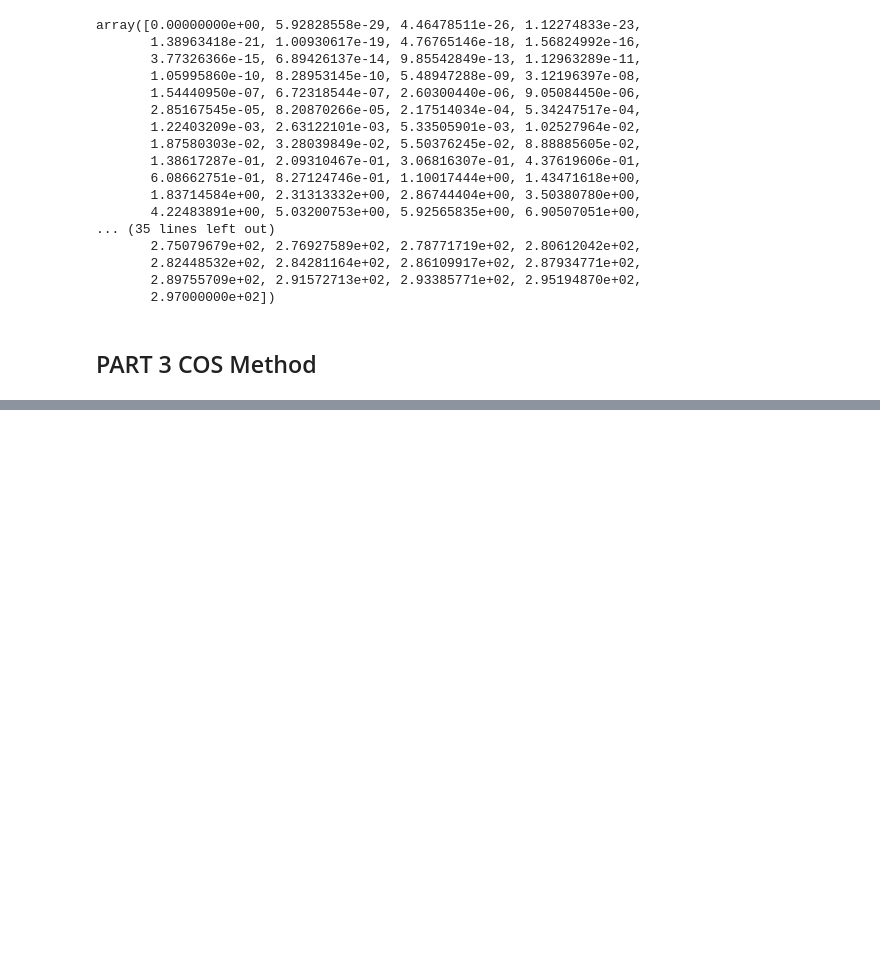
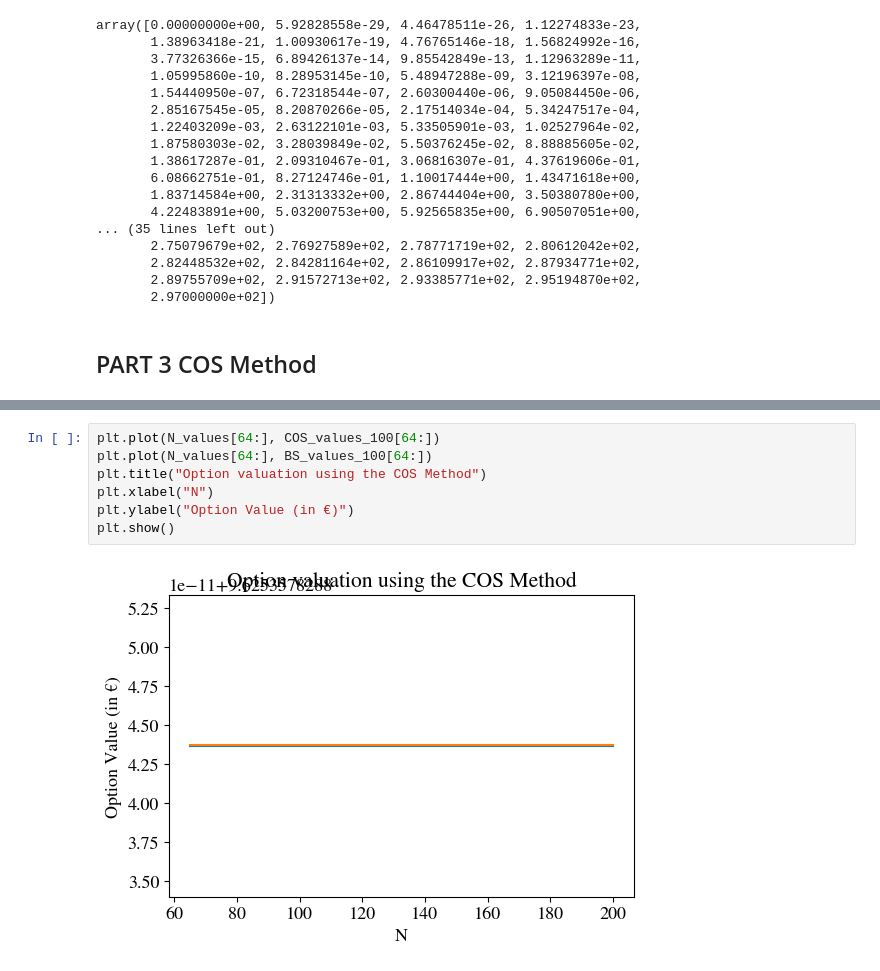
Before and after one commit to ithakis/UvA-Computational-Finance, a Jupyter notebook: Assignment 3.ipynb, the cells around one changed output, grey strips where cells are left out. Cells and saved outputs as stored; diff of their text form; blank space fills up the shorter version.

```diff
--- a/Assignment 3.ipynb
+++ b/Assignment 3.ipynb
@@ -517,0 +563,9 @@ Difference (%):      3.998612622171492
+# %%
+plt.plot(N_values[64:], COS_values_100[64:])
+plt.plot(N_values[64:], BS_values_100[64:])
+plt.title("Option valuation using the COS Method")
+plt.xlabel("N")
+plt.ylabel("Option Value (in €)")
+plt.show()
+# %% [output]
+[figure, added]
```
Also changed, not shown: parts of 7 cells of this notebook.
